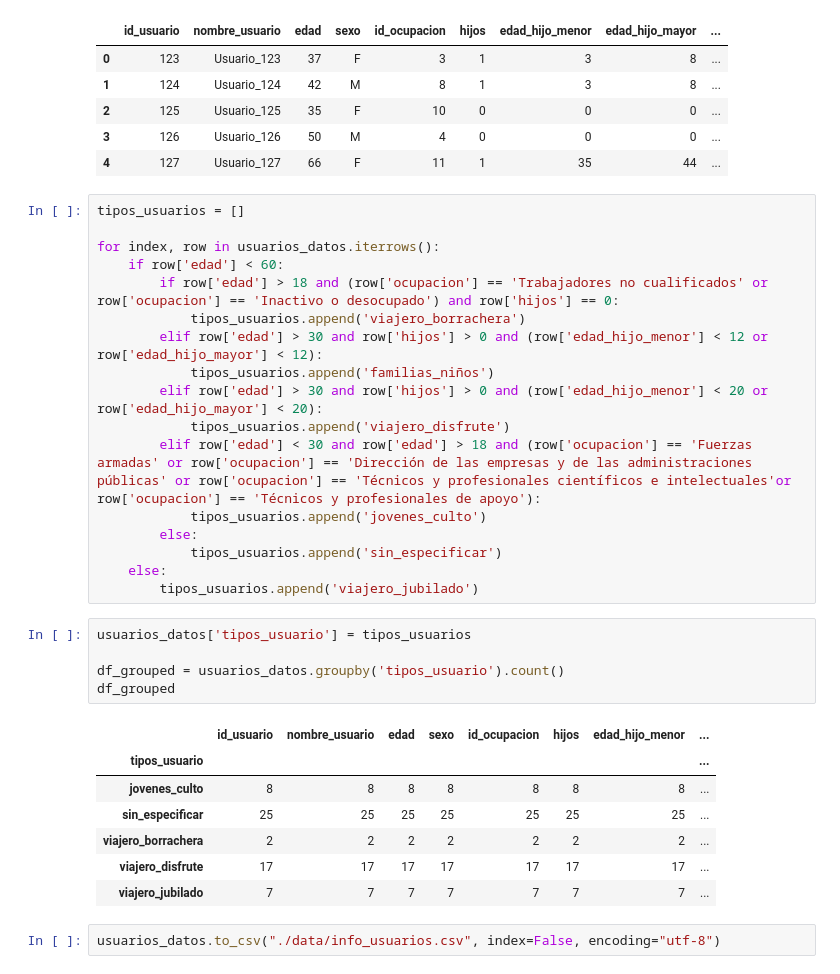
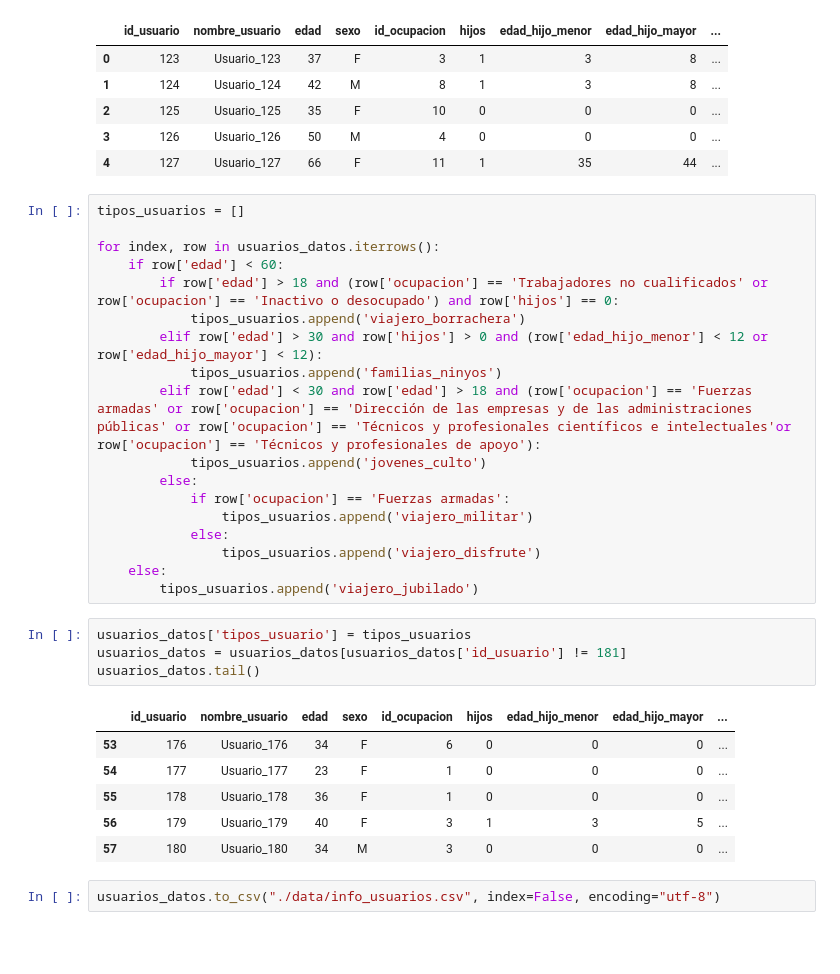
Before and after one commit to adrianachustvendrell/recommendation-systems, a Jupyter notebook: prep.ipynb, the cells around one changed output. Drawn from its saved outputs; the diff is of its cells as text; blank space fills up the shorter version.

```diff
--- a/prep.ipynb
+++ b/prep.ipynb
@@ -339,28 +339,27 @@ for index, row in usuarios_datos.iterrows():
         if row['edad'] > 18 and (row['ocupacion'] == 'Trabajadores no cualificados' or row['ocupacion'] == 'Inactivo o desocupado') and row['hijos'] == 0:
             tipos_usuarios.append('viajero_borrachera')
         elif row['edad'] > 30 and row['hijos'] > 0 and (row['edad_hijo_menor'] < 12 or row['edad_hijo_mayor'] < 12):
-            tipos_usuarios.append('familias_niños')
-        elif row['edad'] > 30 and row['hijos'] > 0 and (row['edad_hijo_menor'] < 20 or row['edad_hijo_mayor'] < 20):
-            tipos_usuarios.append('viajero_disfrute')
+            tipos_usuarios.append('familias_ninyos')
         elif row['edad'] < 30 and row['edad'] > 18 and (row['ocupacion'] == 'Fuerzas armadas' or row['ocupacion'] == 'Dirección de las empresas y de las administraciones públicas' or row['ocupacion'] == 'Técnicos y profesionales científicos e intelectuales'or row['ocupacion'] == 'Técnicos y profesionales de apoyo'):
             tipos_usuarios.append('jovenes_culto')
         else:
-            tipos_usuarios.append('sin_especificar')
+            if row['ocupacion'] == 'Fuerzas armadas':
+                tipos_usuarios.append('viajero_militar')
+            else:
+                tipos_usuarios.append('viajero_disfrute')
     else:
         tipos_usuarios.append('viajero_jubilado')
-# %%
-usuarios_datos['tipos_usuario'] = tipos_usuarios
-
-df_grouped = usuarios_datos.groupby('tipos_usuario').count()
-df_grouped
-# %% [output]
-|  | id_usuario | nombre_usuario | edad | sexo | id_ocupacion | hijos | edad_hijo_menor | ... |
-| tipos_usuario |  |  |  |  |  |  |  | ... |
-| jovenes_culto | 8 | 8 | 8 | 8 | 8 | 8 | 8 | ... |
-| sin_especificar | 25 | 25 | 25 | 25 | 25 | 25 | 25 | ... |
-| viajero_borrachera | 2 | 2 | 2 | 2 | 2 | 2 | 2 | ... |
-| viajero_disfrute | 17 | 17 | 17 | 17 | 17 | 17 | 17 | ... |
-| viajero_jubilado | 7 | 7 | 7 | 7 | 7 | 7 | 7 | ... |
+# %%
+usuarios_datos['tipos_usuario'] = tipos_usuarios
+usuarios_datos = usuarios_datos[usuarios_datos['id_usuario'] != 181]
+usuarios_datos.tail()
+# %% [output]
+|  | id_usuario | nombre_usuario | edad | sexo | id_ocupacion | hijos | edad_hijo_menor | edad_hijo_mayor | ... |
+| 53 | 176 | Usuario_176 | 34 | F | 6 | 0 | 0 | 0 | ... |
+| 54 | 177 | Usuario_177 | 23 | F | 1 | 0 | 0 | 0 | ... |
+| 55 | 178 | Usuario_178 | 36 | F | 1 | 0 | 0 | 0 | ... |
+| 56 | 179 | Usuario_179 | 40 | F | 3 | 1 | 3 | 5 | ... |
+| 57 | 180 | Usuario_180 | 34 | M | 3 | 0 | 0 | 0 | ... |
 # %%
 usuarios_datos.to_csv("./data/info_usuarios.csv", index=False, encoding="utf-8")
 # %% [markdown]
```
